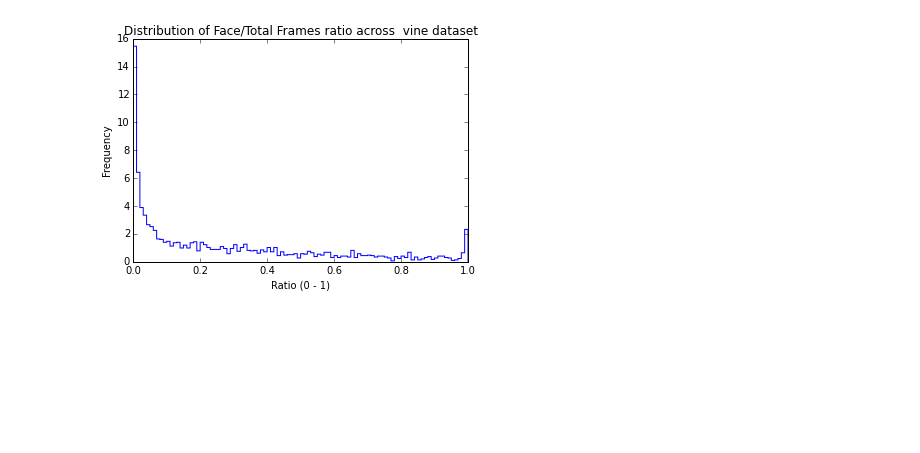
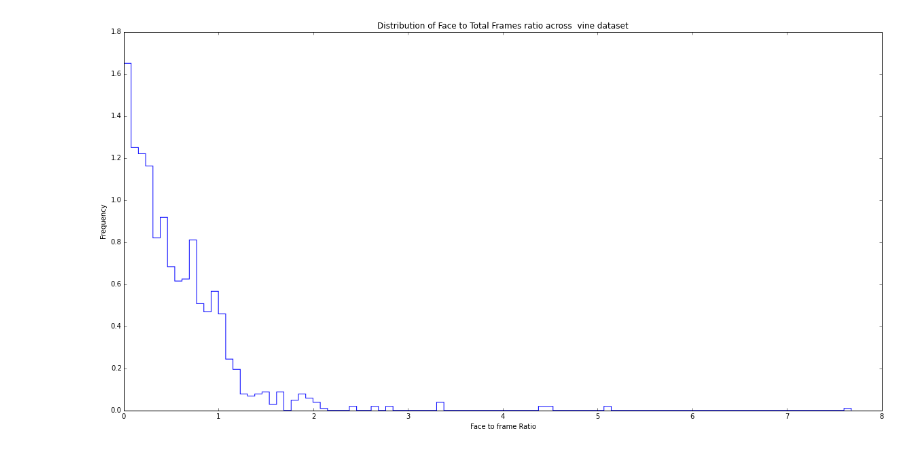
Before and after one commit to sagarjoglekar/vineCrawl, a Jupyter notebook: notebooks/FaceAnalysisVine.ipynb, the cells around one changed output. Saved outputs shown, nothing was run; the diff lists cells and outputs as text; code cells hidden in the pictures; blank space fills up the shorter version.

Commit message:
Add logs and plots

```diff
--- a/notebooks/FaceAnalysisVine.ipynb
+++ b/notebooks/FaceAnalysisVine.ipynb
@@ -11,6 +15,6 @@ import json
 # %%
-numbersFile = "../Logs/numbersOfficial.pk"
-visitedList = "../Logs/facesExtracted.data"
+numbersFile = "../Logs/faceNumbersPass2.pk"
+visitedList = "../Logs/eyesExtracted.data"
 # %%
 lists = []
 infile = open(numbersFile, 'r')
@@ -24,24 +28,29 @@ infile.close()
 PostID = np.zeros((len(lists),1) , dtype='i8')
 totFrames = np.zeros((len(lists),1) , dtype='i8')
 faceFrames = np.zeros((len(lists),1) , dtype='i8')
-totFaces = np.zeros((len(lists),1) , dtype='i8')
+profileFrames = np.zeros((len(lists),1) , dtype='i8')
 for i in range(len(lists)):
     log = lists[i].split(',')
     PostID[i] = int(log[0])
     totFrames[i] = int(log[1])
     faceFrames[i] = int(log[2])
-    totFaces[i] = int(log[3])
+    profileFrames[i] = int(log[3])
 # %%
 percentages = np.zeros((len(PostID),1))
+frontalPercentages = np.zeros((len(PostID),1))
+profilePercentages = np.zeros((len(PostID),1))
 for i in range(len(PostID)):
-    percentages[i] = float(faceFrames[i])/float(totFrames[i])
+    percentages[i] = float(max(faceFrames[i],profileFrames[i])/float(totFrames[i]))
+    frontalPercentages[i] = float(faceFrames[i])/float(totFrames[i])
+    profilePercentages[i] = float(profileFrames[i])/float(totFrames[i])
 # %%
-
+fig, ax = plt.subplots()
+fig.set_size_inches(20, 10)
 plt.hist(percentages , 100 , normed =1 , histtype='step' , cumulative=False)
-plt.title("Distribution of Face/Total Frames ratio across  vine dataset")
-plt.xlabel("Ratio (0 - 1)")
+plt.title("Distribution of Face to Total Frames ratio across  vine dataset")
+plt.xlabel("Face to frame Ratio")
 plt.ylabel("Frequency")
 plt.show()
 # %% [output]
-[figure, old version]
+[figure, new version]
 # %%
```
Also changed, not shown: parts of 21 cells of this notebook, 9 other files.
